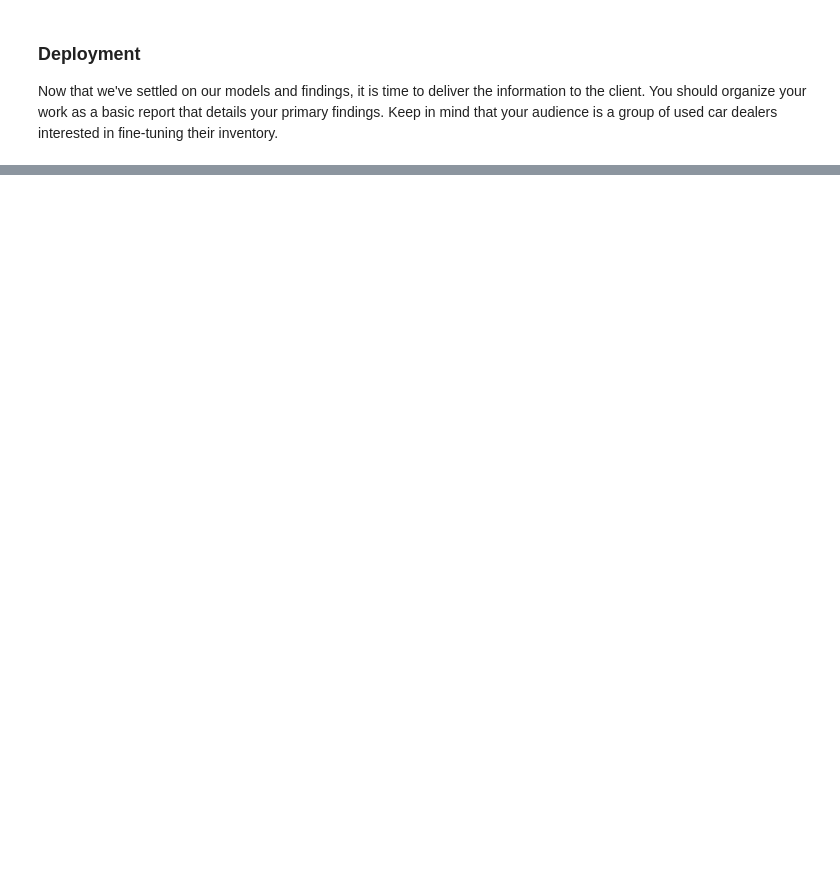
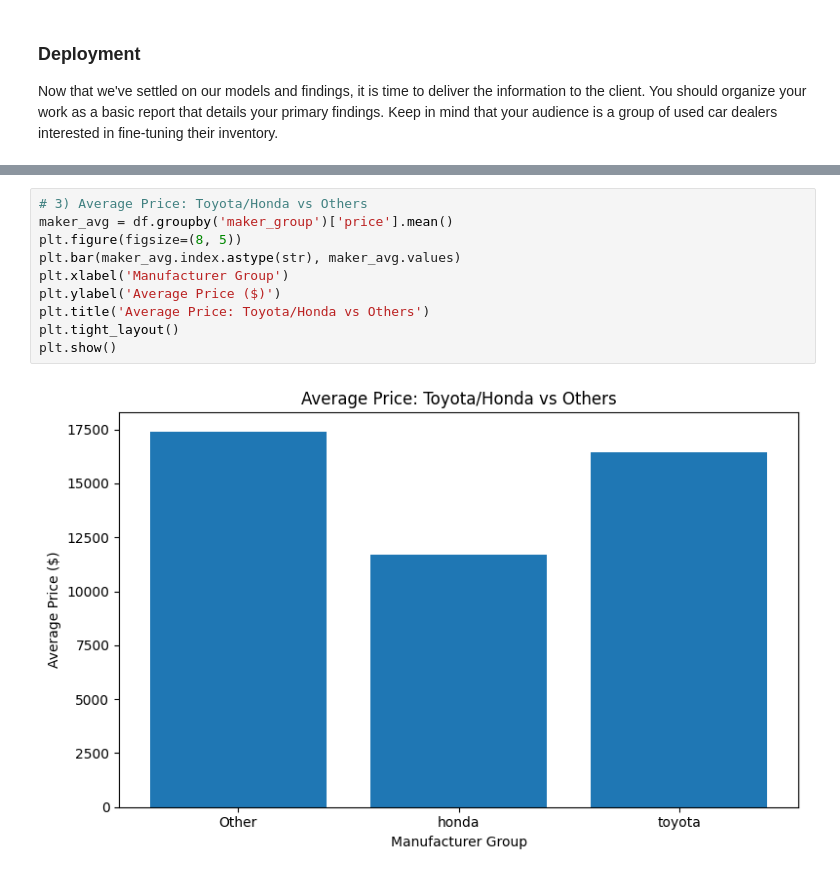
Before and after one commit to rominparekh/AIML_PAA_11_1, a Jupyter notebook: prompt_II.ipynb, the cells around one changed output, grey strips where cells are left out. Drawn from its saved outputs; the diff is of its cells as text; blank space fills up the shorter version.

```diff
--- a/prompt_II.ipynb
+++ b/prompt_II.ipynb
@@ -562,0 +671,12 @@ Now that we've settled on our models and findings, it is time to deliver the inf
+# %%
+# 3) Average Price: Toyota/Honda vs Others
+maker_avg = df.groupby('maker_group')['price'].mean()
+plt.figure(figsize=(8, 5))
+plt.bar(maker_avg.index.astype(str), maker_avg.values)
+plt.xlabel('Manufacturer Group')
+plt.ylabel('Average Price ($)')
+plt.title('Average Price: Toyota/Honda vs Others')
+plt.tight_layout()
+plt.show()
+# %% [output]
+[figure, added]
```
Also changed, not shown: parts of 8 cells of this notebook, 7 other files.
